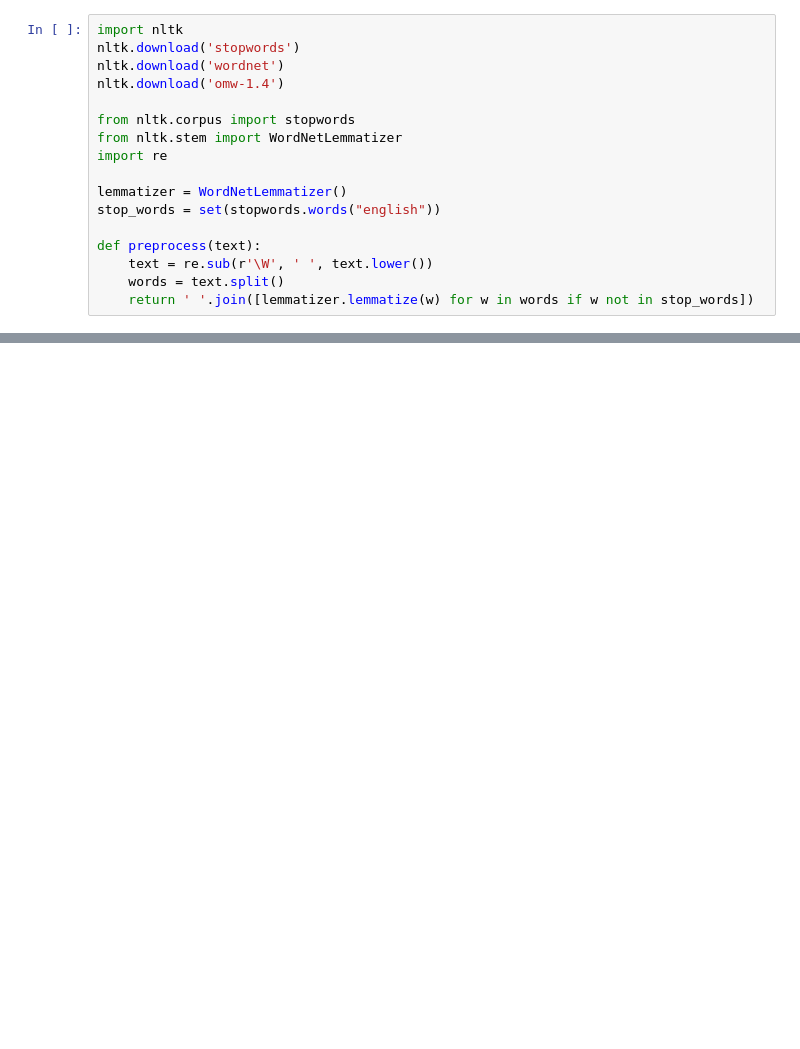
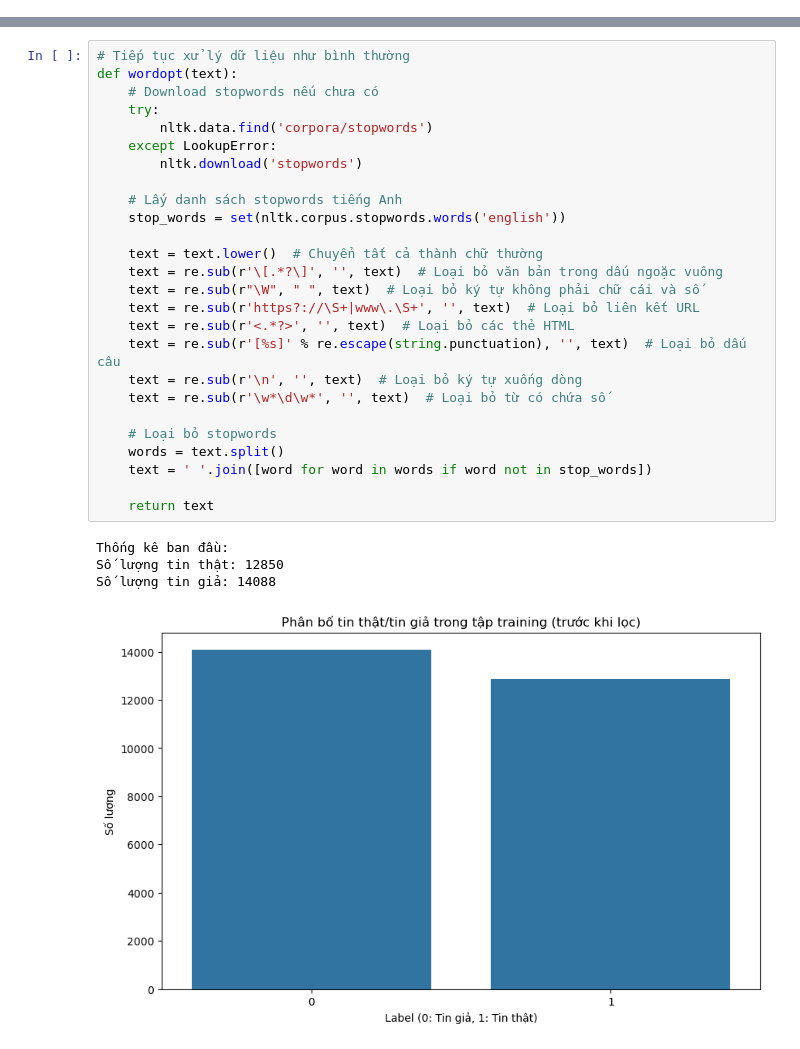
Before and after one commit to Ducwjbu/Fake_news_detection, a Jupyter notebook: fake_new_detection/fake_new_project.ipynb, the cells around one changed output, grey strips where cells are left out. Cells and saved outputs as stored; diff of their text form; blank space fills up the shorter version.

```diff
--- a/fake_new_detection/fake_new_project.ipynb
+++ b/fake_new_detection/fake_new_project.ipynb
@@ -29,17 +0,0 @@ df.head(100)
-# %%
-import nltk
-nltk.download('stopwords')
-nltk.download('wordnet')
-nltk.download('omw-1.4')
-
-from nltk.corpus import stopwords
-from nltk.stem import WordNetLemmatizer
-import re
-
-lemmatizer = WordNetLemmatizer()
-stop_words = set(stopwords.words("english"))
-
-def preprocess(text):
-    text = re.sub(r'\W', ' ', text.lower())
-    words = text.split()
-    return ' '.join([lemmatizer.lemmatize(w) for w in words if w not in stop_words])
@@ -85,0 +159,31 @@ weighted avg       0.99      0.99      0.99      8980
+# %%
+# Tiếp tục xử lý dữ liệu như bình thường
+def wordopt(text):
+    # Download stopwords nếu chưa có
+    try:
+        nltk.data.find('corpora/stopwords')
+    except LookupError:
+        nltk.download('stopwords')
+
+    # Lấy danh sách stopwords tiếng Anh
+    stop_words = set(nltk.corpus.stopwords.words('english'))
+
+    text = text.lower()  # Chuyển tất cả thành chữ thường
+    text = re.sub(r'\[.*?\]', '', text)  # Loại bỏ văn bản trong dấu ngoặc vuông
+    text = re.sub(r"\W", " ", text)  # Loại bỏ ký tự không phải chữ cái và số
+    text = re.sub(r'https?://\S+|www\.\S+', '', text)  # Loại bỏ liên kết URL
+    text = re.sub(r'<.*?>', '', text)  # Loại bỏ các thẻ HTML
+    text = re.sub(r'[%s]' % re.escape(string.punctuation), '', text)  # Loại bỏ dấu câu
+    text = re.sub(r'\n', '', text)  # Loại bỏ ký tự xuống dòng
+    text = re.sub(r'\w*\d\w*', '', text)  # Loại bỏ từ có chứa số
+
+    # Loại bỏ stopwords
+    words = text.split()
+    text = ' '.join([word for word in words if word not in stop_words])
+
+    return text
+# %% [output]
+Thống kê ban đầu:
+Số lượng tin thật: 12850
+Số lượng tin giả: 14088
+[figure, added]
```
Also changed, not shown: parts of 42 cells of this notebook, 5 other files.
